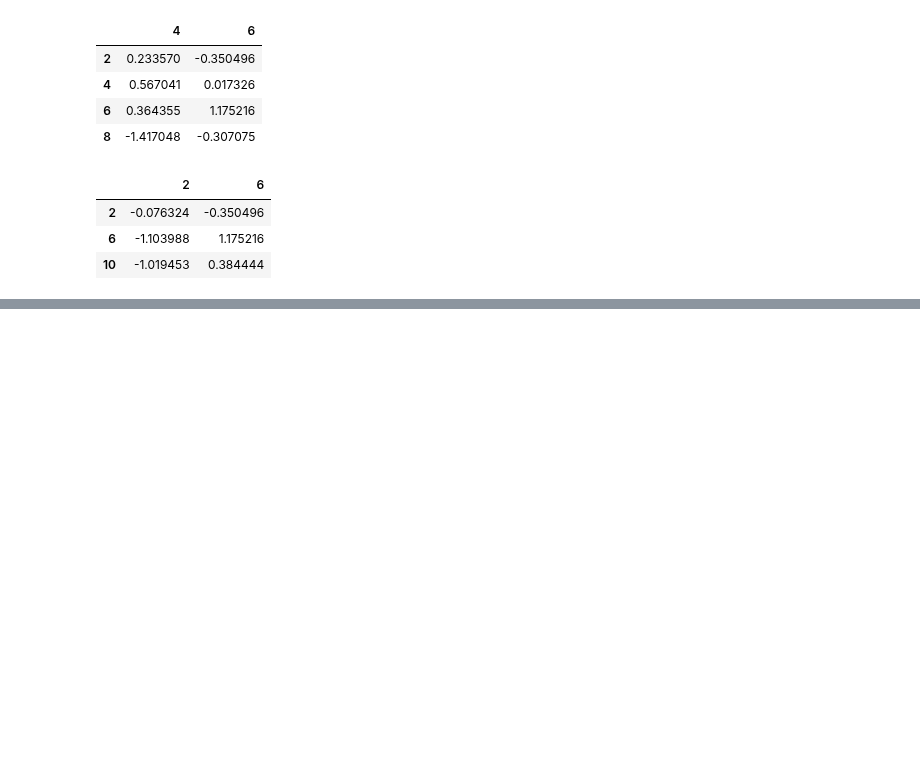
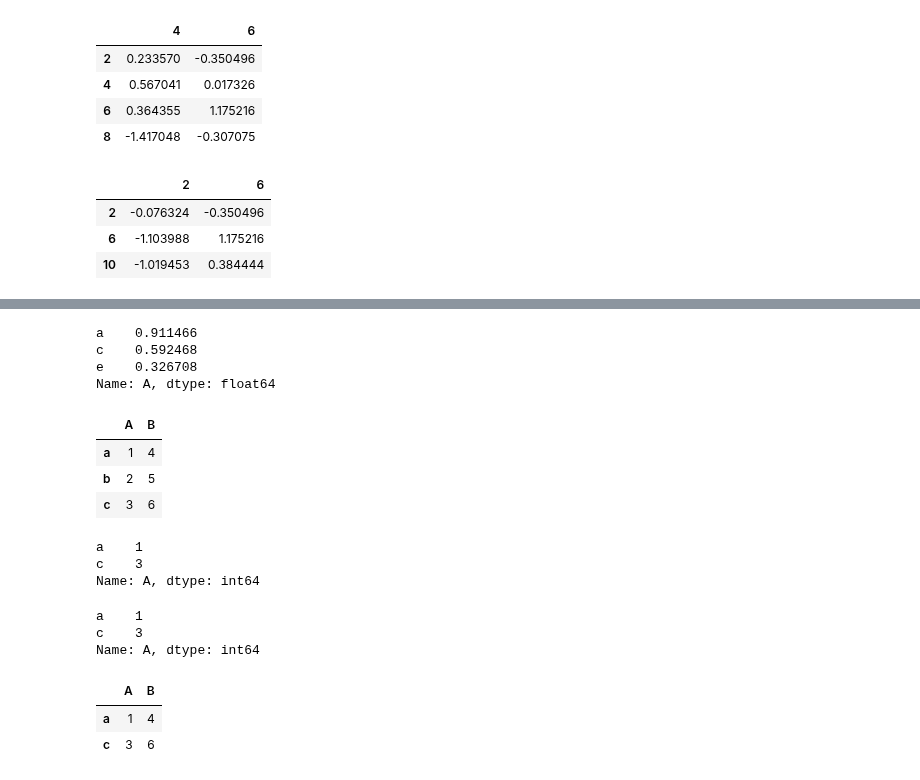
Before and after one commit to manasesmutembei11/ML, a Jupyter notebook: pandas/indexing_and_selecting.ipynb, the cells around one changed output, grey strips where cells are left out. Saved outputs shown, nothing was run; the diff lists cells and outputs as text; code cells hidden in the pictures; blank space fills up the shorter version.

```diff
--- a/pandas/indexing_and_selecting.ipynb
+++ b/pandas/indexing_and_selecting.ipynb
@@ -402,0 +444,36 @@ df1.iloc[[1, 3, 5], [1, 3]]
+# %%
+df1['A'].loc[lambda s: s > 0]
+# %% [output]
+a    0.911466
+c    0.592468
+e    0.326708
+Name: A, dtype: float64
+# %%
+#Combining positional and label-based indexing
+dfd = pd.DataFrame({'A': [1, 2, 3],
+                    'B': [4, 5, 6]},
+                   index=list('abc'))
+dfd
+# %% [output]
+|  | A | B |
+| a | 1 | 4 |
+| b | 2 | 5 |
+| c | 3 | 6 |
+# %%
+dfd.loc[dfd.index[[0, 2]], 'A']
+# %% [output]
+a    1
+c    3
+Name: A, dtype: int64
+# %%
+dfd.iloc[[0, 2], dfd.columns.get_loc('A')]
+# %% [output]
+a    1
+c    3
+Name: A, dtype: int64
+# %%
+dfd.iloc[[0, 2], dfd.columns.get_indexer(['A', 'B'])]
+# %% [output]
+|  | A | B |
+| a | 1 | 4 |
+| c | 3 | 6 |
```
Also changed, not shown: parts of 7 cells of this notebook.
